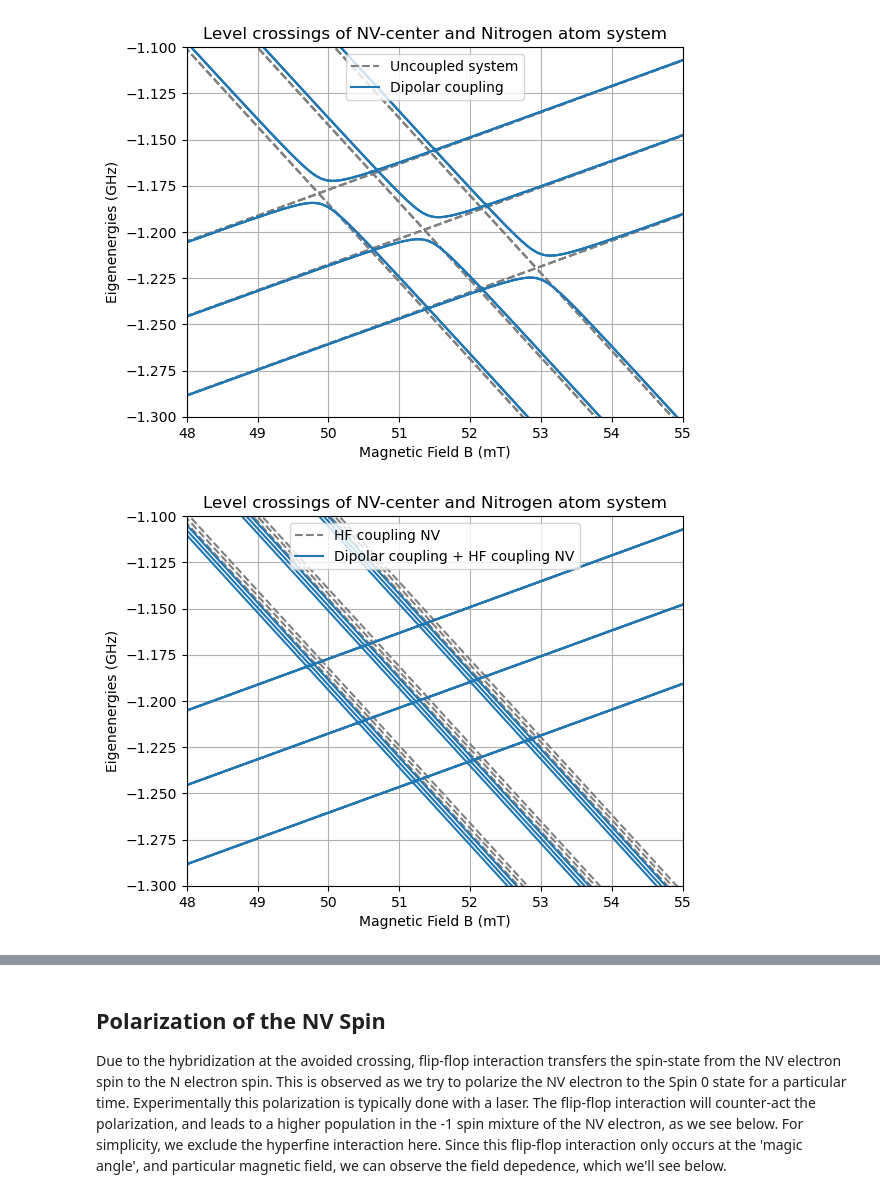
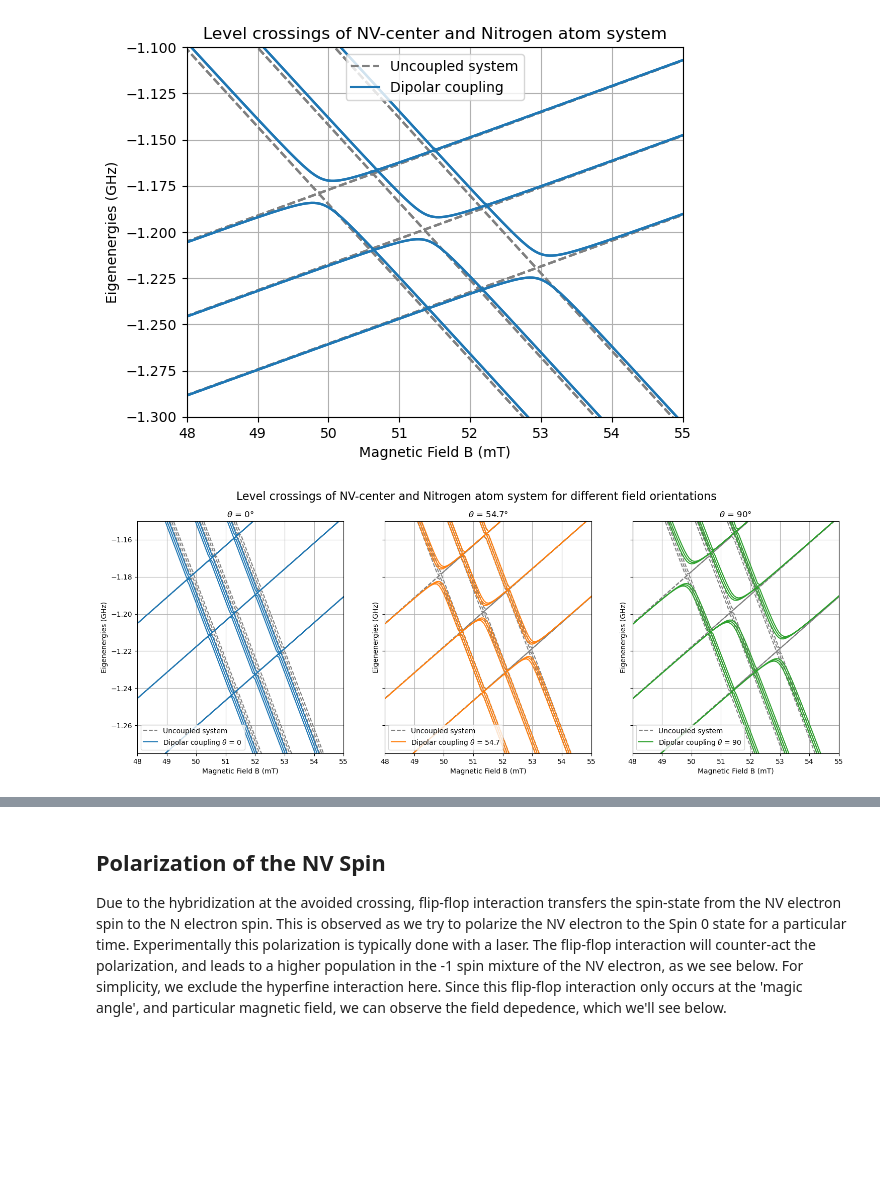
Before and after one commit to RoaldvdBoogaart/QDQC_project, a Jupyter notebook: code/7_HF_couplings_P1center.ipynb, the cells around one changed output, grey strips where cells are left out. Cells and saved outputs as stored; diff of their text form; code cells hidden in the pictures; blank space fills up the shorter version.

Commit message:
and even more plots

```diff
--- a/code/7_HF_couplings_P1center.ipynb
+++ b/code/7_HF_couplings_P1center.ipynb
@@ -434,32 +484,51 @@ for B in B_list:
     energy_list.append(energy_at_field)
     energy_list_uncoupled.append(energy_at_field_uncoupled)
 # %%
-fig = plt.figure()
+fig, axs = plt.subplots(1, 3, figsize=(18, 6), sharey=True)
 
-for i in range(6*3*3):
-    if i == 0:
-        plt.plot(B_list * 1e3, np.array(energy_list_uncoupled)[:, i] / 1e9, color='grey', label='HF coupling NV', linestyle='--')
-    else:
-        plt.plot(B_list * 1e3, np.array(energy_list_uncoupled)[:, i] / 1e9, color='grey', linestyle='--')
+B_list = np.linspace(0e-4, 800e-4, 1001) # Magnetic Field in Tesla
+A = 86e6 # Hyperfine splitting energy. Hz
+# energy_list = []
+energy_list_uncoupled = []
 
-for i in range(6*3*3):
-    if i == 0:
-        plt.plot(B_list * 1e3, np.array(energy_list)[:, i] / 1e9, color='C0', label='Dipolar coupling + HF coupling NV', linestyle='-')
-    else:
-        plt.plot(B_list * 1e3, np.array(energy_list)[:, i] / 1e9, color='C0', linestyle='-')
 
-plt.legend()
-plt.title('Level crossings of NV-center and Nitrogen atom system')
-plt.ylabel('Eigenenergies (GHz)')
-plt.xlabel('Magnetic Field B (mT)')
-plt.grid()
-# plt.xlim(0.049 * 1e3, 0.054 * 1e3)
-# plt.ylim((-1.25, -1.15))
+for B in B_list:
+    energy_at_field_uncoupled = system_hamiltonian(b_field=B, hf_coupling=A, theta=theta, distance=2e-9, add_dipolar_coupling=False).eigenenergies()
+    energy_list_uncoupled.append(energy_at_field_uncoupled)
 
-plt.xlim(0.048 * 1e3, 0.055 * 1e3)
-plt.ylim((-1.3, -1.1))
-plt.show()
+for idx in range(3):
 
-fig.savefig('combined_system_NV_HF_zoom.png', dpi=500, bbox_inches='tight')
+    for i in range(6*3*3):
+        if i == 0:
+            axs[idx].plot(B_list * 1e3, np.array(energy_list_uncoupled)[:, i] / 1e9, color='grey', label='Uncoupled system', linestyle='--')
+        else:
+            axs[idx].plot(B_list * 1e3, np.array(energy_list_uncoupled)[:, i] / 1e9, color='grey', linestyle='--')
+
+
+    axs[idx].set_ylabel('Eigenenergies (GHz)')
+    axs[idx].set_xlabel('Magnetic Field B (mT)')
+    axs[idx].grid()
+    axs[idx].set_xlim(0.048 * 1e3, 0.055 * 1e3)
+    axs[idx].set_ylim((-1.275, -1.15))
+
+for idx, theta in enumerate([0, 54.7, 90]):
+    energy_list = []
+    for B in B_list:
+        energy_at_field = system_hamiltonian(b_field=B, hf_coupling=A, theta=theta, distance=2e-9).eigenenergies()
+        energy_list.append(energy_at_field)
+
+
+    for i in range(6*3*3):
+        if i == 0:
+            axs[idx].plot(B_list * 1e3, np.array(energy_list)[:, i] / 1e9, color=f'C{idx}', label=r'Dipolar coupling $\theta$' + f' = {theta}', linestyle='-')
+        else:
+            axs[idx].plot(B_list * 1e3, np.array(energy_list)[:, i] / 1e9, color=f'C{idx}', linestyle='-')
+
+    axs[idx].legend()
+    axs[idx].set_title(r'$\theta$' + f' = {theta}°')
+
+plt.suptitle('Level crossings of NV-center and Nitrogen atom system for different field orientations', fontsize=16)
+
+plt.savefig('combined_system_level_crossings_different_orientations_NV_HF.png', dpi=500, bbox_inches='tight')
 # %% [output]
-[figure, old version]
+[figure, new version]
```
Also changed, not shown: parts of 4 cells of this notebook, 3 other files.
